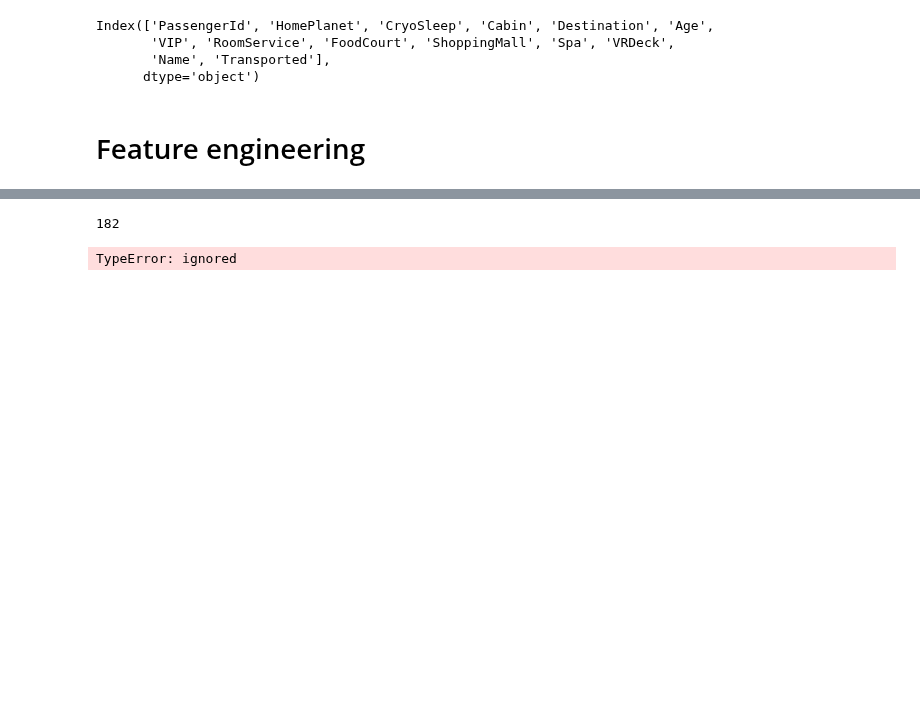
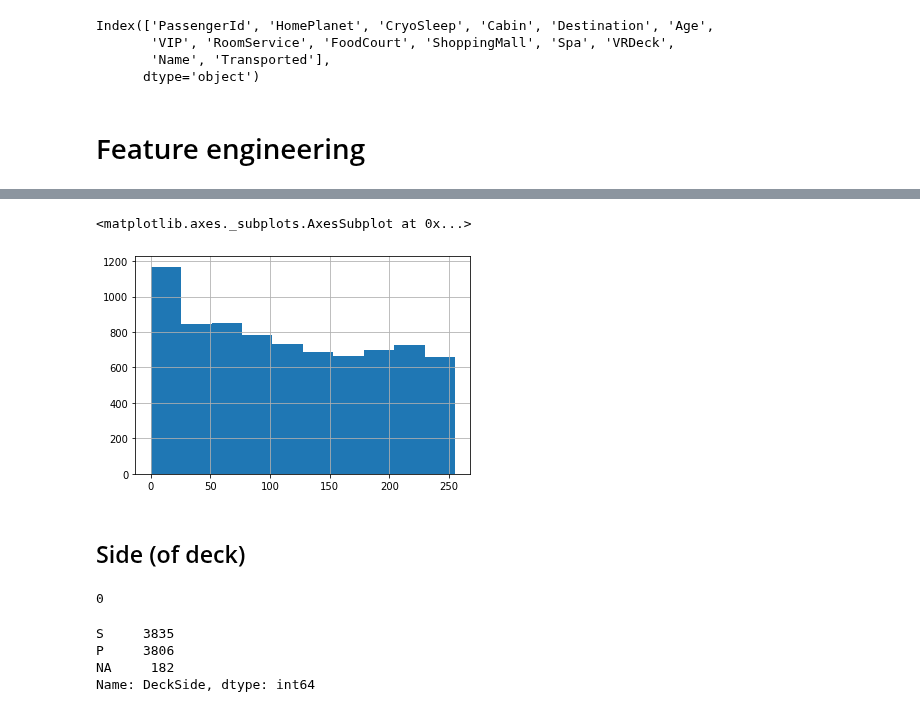
Before and after one commit to PashaIanko/Kaggle.Spaceship-Titanic, a Jupyter notebook: 1_data_exploration.ipynb, the cells around one changed output, grey strips where cells are left out. Drawn from its saved outputs; the diff is of its cells as text; code cells hidden in the pictures; blank space fills up the shorter version.

Commit message:
Deck + deck num + deck side features

```diff
--- a/1_data_exploration.ipynb
+++ b/1_data_exploration.ipynb
@@ -537,0 +540,10 @@ Index(['PassengerId', 'HomePlanet', 'CryoSleep', 'Cabin', 'Destination', 'Age',
+# %%
+def get_deck(val):
+    if len(val) == 0:
+        return 'NAN'
+    return val.split('/')[0]
+
+df_exploration['Deck'] = df_exploration.Cabin \
+    .astype('str') \
+    .fillna('') \
+    .map(get_deck)
@@ -538 +572,3 @@ Index(['PassengerId', 'HomePlanet', 'CryoSleep', 'Cabin', 'Destination', 'Age',
+# %%
+df_exploration.Cabin = df_exploration.Cabin.astype(str)
 # %%
@@ -541,0 +589,11 @@ dtype('O')
+# %%
+def get_deck_num(deck):
+    if deck == 'nan':
+        return '0'
+    else:
+        split_items = deck.split('/')
+        return deck.split('/')[1]
+
+
+df_exploration['DeckNum'] = df_exploration.Cabin \
+    .map(get_deck_num)
@@ -542,15 +615,11 @@ dtype('O')
+# %%
+df_exploration.DeckNum.astype('uint8').hist()
+# %% [output]
+<matplotlib.axes._subplots.AxesSubplot at 0x...>
+[figure, added]
+# %% [markdown]
+## Side (of deck)
 # %%
 df_exploration.Cabin.isna().sum()
 # %% [output]
-182
+0
-# %%
-from math import isnan
-def get_deck(val):
-
-    if len(val) == 0:
-        return 'NAN'
-    return val.split('/')[0]
-
-df_exploration['Deck'] = df_exploration.Cabin.astype('string').map(get_deck)
-# %% [output]
-TypeError: ignored
@@ -556,0 +636,7 @@ TypeError: ignored
+# %%
+df_exploration['DeckSide'].value_counts()
+# %% [output]
+S     3835
+P     3806
+NA     182
+Name: DeckSide, dtype: int64
```
Also changed, not shown: parts of 7 cells of this notebook.
